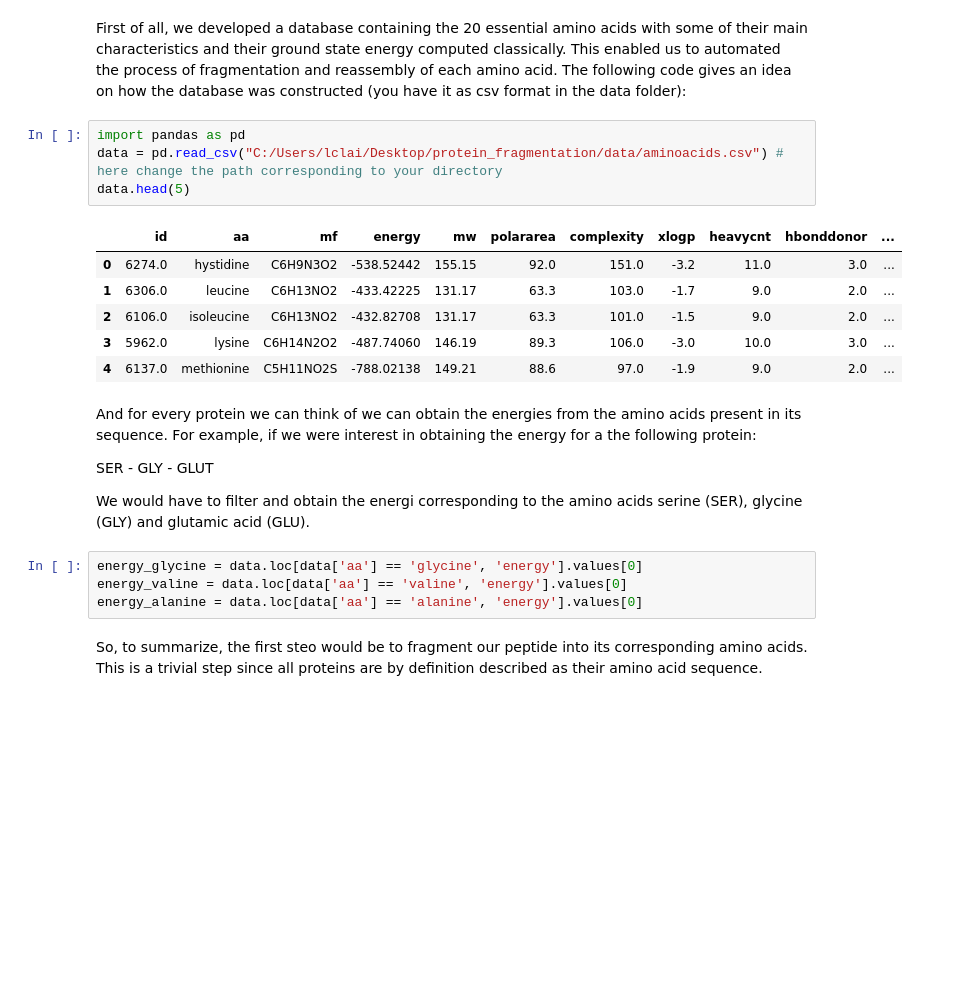
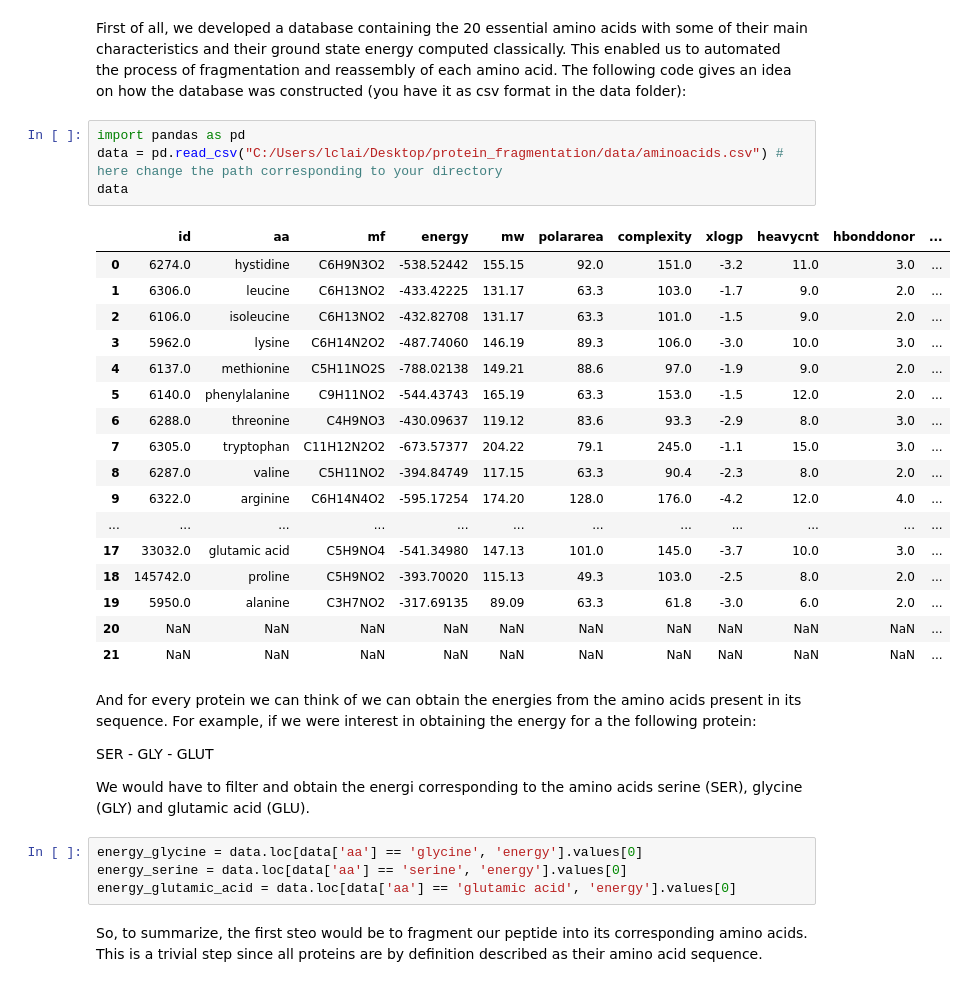
Before and after one commit to laiacoronas/protein_fragmentation, a Jupyter notebook: codes/reassembly.ipynb, the cells around one changed output. Saved outputs shown, nothing was run; the diff lists cells and outputs as text; blank space fills up the shorter version.

```diff
--- a/codes/reassembly.ipynb
+++ b/codes/reassembly.ipynb
@@ -15,14 +15,25 @@ First of all, we developed a database containing the 20 essential amino acids wi
 # %%
 import pandas as pd
 data = pd.read_csv("C:/Users/lclai/Desktop/protein_fragmentation/data/aminoacids.csv") # here change the path corresponding to your directory
-data.head(5)
+data
 # %% [output]
 |  | id | aa | mf | energy | mw | polararea | complexity | xlogp | heavycnt | hbonddonor | ... |
 | 0 | 6274.0 | hystidine | C6H9N3O2 | -538.52442 | 155.15 | 92.0 | 151.0 | -3.2 | 11.0 | 3.0 | ... |
 | 1 | 6306.0 | leucine | C6H13NO2 | -433.42225 | 131.17 | 63.3 | 103.0 | -1.7 | 9.0 | 2.0 | ... |
 | 2 | 6106.0 | isoleucine | C6H13NO2 | -432.82708 | 131.17 | 63.3 | 101.0 | -1.5 | 9.0 | 2.0 | ... |
 | 3 | 5962.0 | lysine | C6H14N2O2 | -487.74060 | 146.19 | 89.3 | 106.0 | -3.0 | 10.0 | 3.0 | ... |
 | 4 | 6137.0 | methionine | C5H11NO2S | -788.02138 | 149.21 | 88.6 | 97.0 | -1.9 | 9.0 | 2.0 | ... |
+| 5 | 6140.0 | phenylalanine | C9H11NO2 | -544.43743 | 165.19 | 63.3 | 153.0 | -1.5 | 12.0 | 2.0 | ... |
+| 6 | 6288.0 | threonine | C4H9NO3 | -430.09637 | 119.12 | 83.6 | 93.3 | -2.9 | 8.0 | 3.0 | ... |
+| 7 | 6305.0 | tryptophan | C11H12N2O2 | -673.57377 | 204.22 | 79.1 | 245.0 | -1.1 | 15.0 | 3.0 | ... |
+| 8 | 6287.0 | valine | C5H11NO2 | -394.84749 | 117.15 | 63.3 | 90.4 | -2.3 | 8.0 | 2.0 | ... |
+| 9 | 6322.0 | arginine | C6H14N4O2 | -595.17254 | 174.20 | 128.0 | 176.0 | -4.2 | 12.0 | 4.0 | ... |
+| ... | ... | ... | ... | ... | ... | ... | ... | ... | ... | ... | ... |
+| 17 | 33032.0 | glutamic acid | C5H9NO4 | -541.34980 | 147.13 | 101.0 | 145.0 | -3.7 | 10.0 | 3.0 | ... |
+| 18 | 145742.0 | proline | C5H9NO2 | -393.70020 | 115.13 | 49.3 | 103.0 | -2.5 | 8.0 | 2.0 | ... |
+| 19 | 5950.0 | alanine | C3H7NO2 | -317.69135 | 89.09 | 63.3 | 61.8 | -3.0 | 6.0 | 2.0 | ... |
+| 20 | NaN | NaN | NaN | NaN | NaN | NaN | NaN | NaN | NaN | NaN | ... |
+| 21 | NaN | NaN | NaN | NaN | NaN | NaN | NaN | NaN | NaN | NaN | ... |
 # %% [markdown]
 And for every protein we can think of we can obtain the energies from the amino acids present in its sequence. For example, if we were interest in obtaining the energy for a the following protein:
 
@@ -31,8 +42,8 @@ SER - GLY - GLUT
 We would have to filter and obtain the energi corresponding to the amino acids serine (SER), glycine (GLY) and glutamic acid (GLU).
 # %%
 energy_glycine = data.loc[data['aa'] == 'glycine', 'energy'].values[0]
-energy_valine = data.loc[data['aa'] == 'valine', 'energy'].values[0]
-energy_alanine = data.loc[data['aa'] == 'alanine', 'energy'].values[0]
+energy_serine = data.loc[data['aa'] == 'serine', 'energy'].values[0]
+energy_glutamic_acid = data.loc[data['aa'] == 'glutamic acid', 'energy'].values[0]
 # %% [markdown]
 So, to summarize, the first steo would be to fragment our peptide into its corresponding amino acids. This is a trivial step since all proteins are by definition described as their amino acid sequence.
 # %% [markdown]
```
Also changed, not shown: parts of 4 cells of this notebook, 1 other file.
